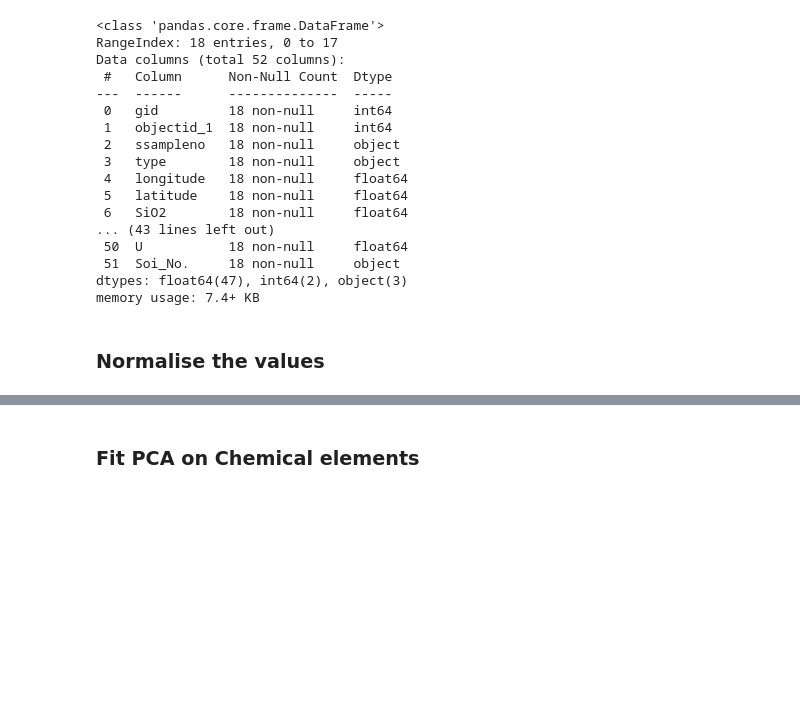
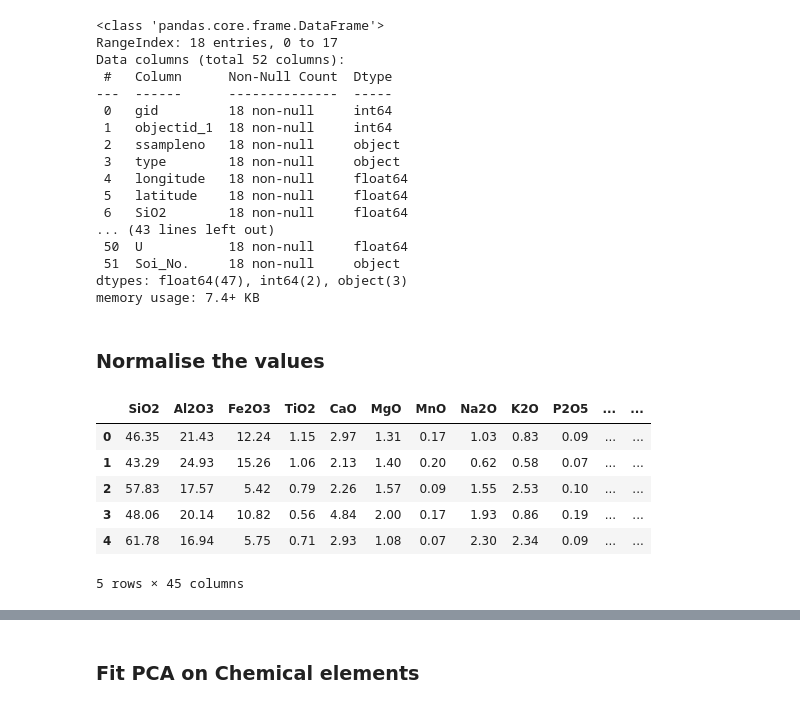
Before and after one commit to Ashish-Sasna/CMT-GSC-AI, a Jupyter notebook: Stream sediments.ipynb, the cells around one changed output, grey strips where cells are left out. Saved outputs shown, nothing was run; the diff lists cells and outputs as text; code cells hidden in the pictures; blank space fills up the shorter version.

```diff
--- a/Stream sediments.ipynb
+++ b/Stream sediments.ipynb
@@ -325,3 +346,15 @@ dtypes: float64(47), int64(2), object(3)
 memory usage: 7.4+ KB
 # %% [markdown]
 ### Normalise the values
+# %%
+chem_elem_df = chemical_data.drop(['gid', 'objectid_1', 'ssampleno', 'type', 'longitude', 'latitude', 'Soi_No.'],
+                                  axis=1)
+chem_elem_df.head()
+# %% [output]
+|  | SiO2 | Al2O3 | Fe2O3 | TiO2 | CaO | MgO | MnO | Na2O | K2O | P2O5 | ... | ... |
+| 0 | 46.35 | 21.43 | 12.24 | 1.15 | 2.97 | 1.31 | 0.17 | 1.03 | 0.83 | 0.09 | ... | ... |
+| 1 | 43.29 | 24.93 | 15.26 | 1.06 | 2.13 | 1.40 | 0.20 | 0.62 | 0.58 | 0.07 | ... | ... |
+| 2 | 57.83 | 17.57 | 5.42 | 0.79 | 2.26 | 1.57 | 0.09 | 1.55 | 2.53 | 0.10 | ... | ... |
+| 3 | 48.06 | 20.14 | 10.82 | 0.56 | 4.84 | 2.00 | 0.17 | 1.93 | 0.86 | 0.19 | ... | ... |
+| 4 | 61.78 | 16.94 | 5.75 | 0.71 | 2.93 | 1.08 | 0.07 | 2.30 | 2.34 | 0.09 | ... | ... |
+5 rows × 45 columns
```
Also changed, not shown: parts of 7 cells of this notebook, 3 other files.
